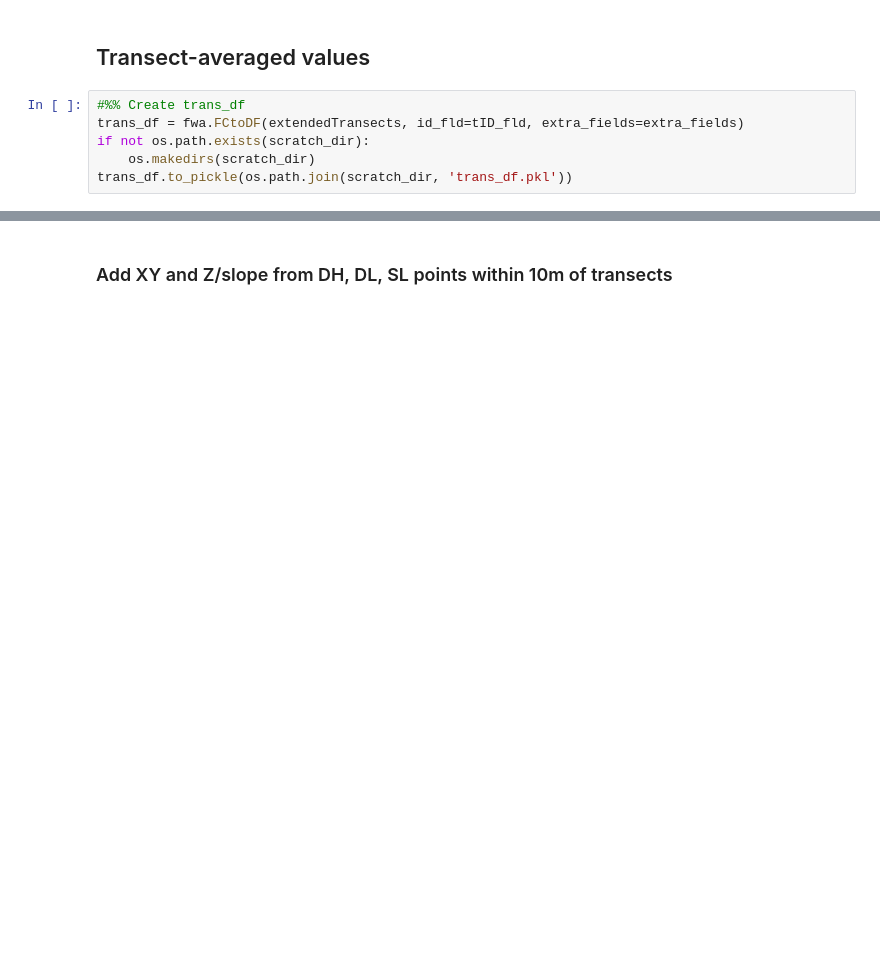
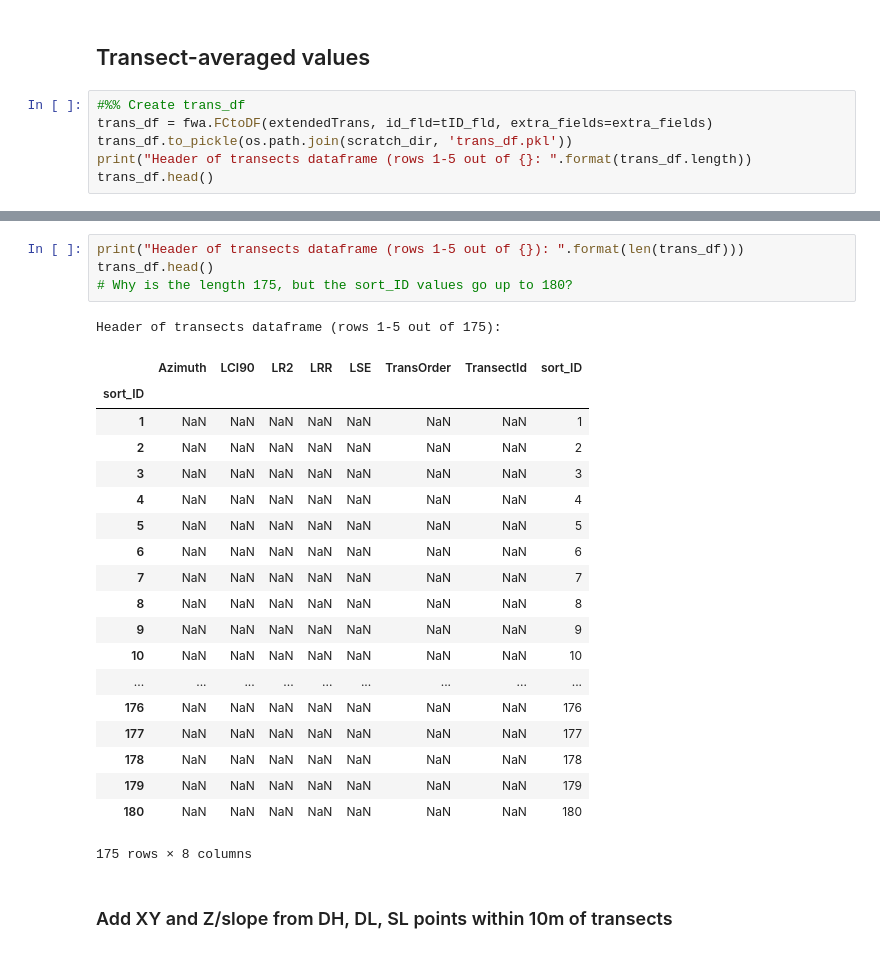
Before and after one commit to esturdivant-usgs/BI-geomorph-extraction, a Jupyter notebook: CoastalVarExtractor/extractor.ipynb, the cells around one changed output, grey strips where cells are left out. Drawn from its saved outputs; the diff is of its cells as text; blank space fills up the shorter version.

Commit message:
Successful extractor run and start converting QCing to py.

```diff
--- a/CoastalVarExtractor/extractor.ipynb
+++ b/CoastalVarExtractor/extractor.ipynb
@@ -41,7 +49,7 @@ from CoastalVarExtractor.setvars import *
 ## Transect-averaged values
 # %%
 #%% Create trans_df
-trans_df = fwa.FCtoDF(extendedTransects, id_fld=tID_fld, extra_fields=extra_fields)
-if not os.path.exists(scratch_dir):
-    os.makedirs(scratch_dir)
+trans_df = fwa.FCtoDF(extendedTrans, id_fld=tID_fld, extra_fields=extra_fields)
 trans_df.to_pickle(os.path.join(scratch_dir, 'trans_df.pkl'))
+print("Header of transects dataframe (rows 1-5 out of {}: ".format(trans_df.length))
+trans_df.head()
@@ -48,3 +67,28 @@ trans_df.to_pickle(os.path.join(scratch_dir, 'trans_df.pkl'))
+# %%
+print("Header of transects dataframe (rows 1-5 out of {}): ".format(len(trans_df)))
+trans_df.head()
+# Why is the length 175, but the sort_ID values go up to 180?
+# %% [output]
+Header of transects dataframe (rows 1-5 out of 175):
+|  | Azimuth | LCI90 | LR2 | LRR | LSE | TransOrder | TransectId | sort_ID |
+| sort_ID |  |  |  |  |  |  |  |  |
+| 1 | NaN | NaN | NaN | NaN | NaN | NaN | NaN | 1 |
+| 2 | NaN | NaN | NaN | NaN | NaN | NaN | NaN | 2 |
+| 3 | NaN | NaN | NaN | NaN | NaN | NaN | NaN | 3 |
+| 4 | NaN | NaN | NaN | NaN | NaN | NaN | NaN | 4 |
+| 5 | NaN | NaN | NaN | NaN | NaN | NaN | NaN | 5 |
+| 6 | NaN | NaN | NaN | NaN | NaN | NaN | NaN | 6 |
+| 7 | NaN | NaN | NaN | NaN | NaN | NaN | NaN | 7 |
+| 8 | NaN | NaN | NaN | NaN | NaN | NaN | NaN | 8 |
+| 9 | NaN | NaN | NaN | NaN | NaN | NaN | NaN | 9 |
+| 10 | NaN | NaN | NaN | NaN | NaN | NaN | NaN | 10 |
+| ... | ... | ... | ... | ... | ... | ... | ... | ... |
+| 176 | NaN | NaN | NaN | NaN | NaN | NaN | NaN | 176 |
+| 177 | NaN | NaN | NaN | NaN | NaN | NaN | NaN | 177 |
+| 178 | NaN | NaN | NaN | NaN | NaN | NaN | NaN | 178 |
+| 179 | NaN | NaN | NaN | NaN | NaN | NaN | NaN | 179 |
+| 180 | NaN | NaN | NaN | NaN | NaN | NaN | NaN | 180 |
+175 rows × 8 columns
 # %% [markdown]
 ### Add XY and Z/slope from DH, DL, SL points within 10m of transects
 # %%
```
Also changed, not shown: parts of 20 cells of this notebook, 6 other files.
